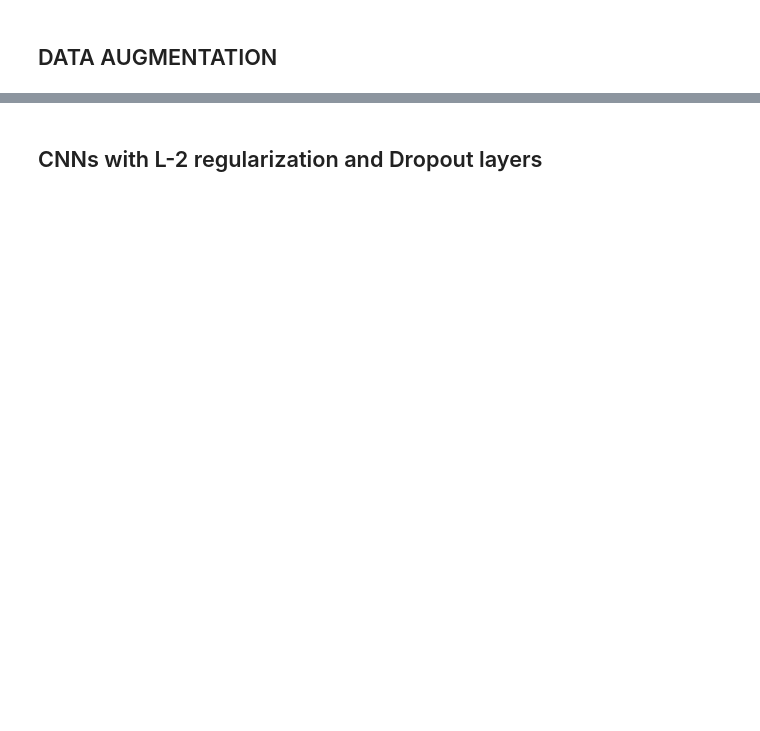
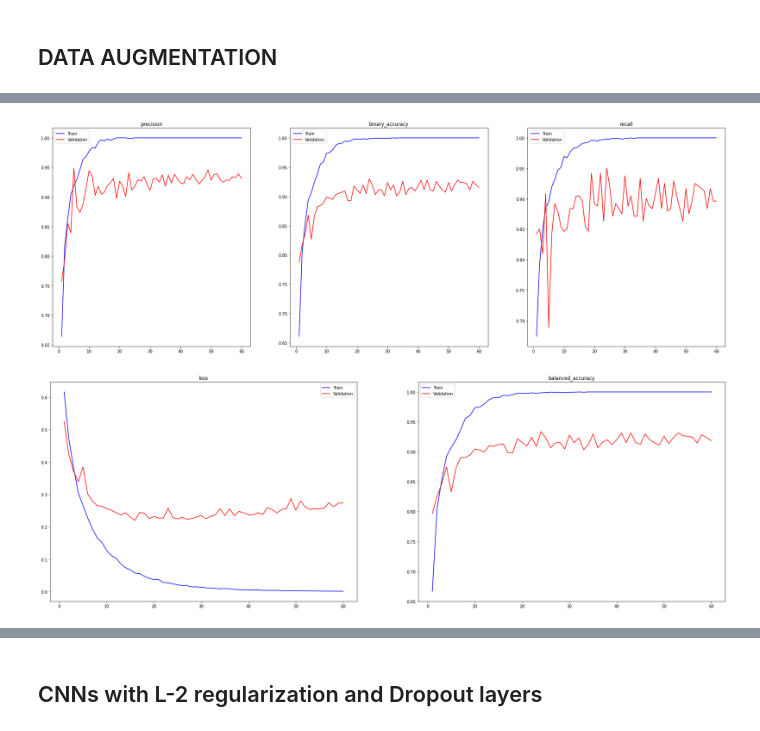
Before and after one commit to BittingBarracuda/BTD_Python, a Jupyter notebook: nn2_train.ipynb, the cells around one changed output, grey strips where cells are left out. Saved outputs shown, nothing was run; the diff lists cells and outputs as text; code cells hidden in the pictures; blank space fills up the shorter version.

```diff
--- a/nn2_train.ipynb
+++ b/nn2_train.ipynb
@@ -327,7 +447,10 @@ df_le_net_5.head()
 # %%
-metrics_1, metrics_2 = ['precision_1', 'binary_accuracy', 'recall_1'], ['loss', 'balanced_accuracy']
+metrics_1, metrics_2 = ['precision', 'binary_accuracy', 'recall'], ['loss', 'balanced_accuracy']
 graph_history(df_le_net_5, metrics_1, epochs=EPOCHS_2)
 graph_history(df_le_net_5, metrics_2, epochs=EPOCHS_2)
+# %% [output]
+[figure, added]
+[figure, added]
 # %%
 RES_PATH = './results'
 df_le_net_5.to_csv(f'{RES_PATH}/le_net_5_metrics_2.csv')
```
Also changed, not shown: parts of 17 cells of this notebook, 4 other files.
